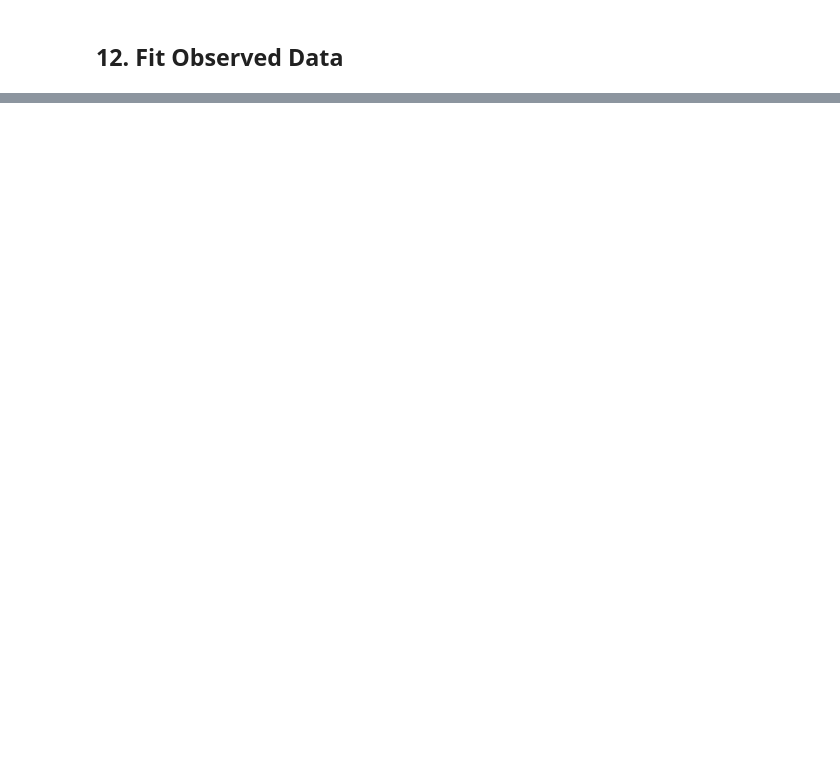
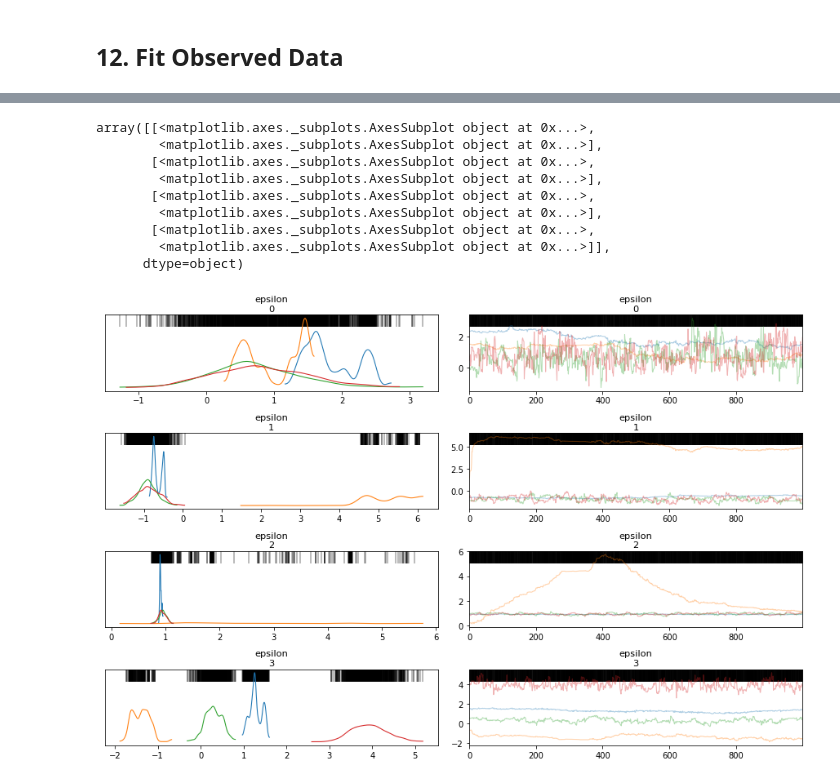
Before and after one commit to hyunjimoon/defense-reliability, a Jupyter notebook: poisson/workflow.ipynb, the cells around one changed output, grey strips where cells are left out. Drawn from its saved outputs; the diff is of its cells as text; code cells hidden in the pictures; blank space fills up the shorter version.

```diff
--- a/poisson/workflow.ipynb
+++ b/poisson/workflow.ipynb
@@ -776,0 +791,13 @@ array([<matplotlib.axes._subplots.AxesSubplot object at 0x...>,
+# %%
+az.plot_trace(az_inference, var_names=["epsilon"], divergences="top")
+# %% [output]
+array([[<matplotlib.axes._subplots.AxesSubplot object at 0x...>,
+        <matplotlib.axes._subplots.AxesSubplot object at 0x...>],
+       [<matplotlib.axes._subplots.AxesSubplot object at 0x...>,
+        <matplotlib.axes._subplots.AxesSubplot object at 0x...>],
+       [<matplotlib.axes._subplots.AxesSubplot object at 0x...>,
+        <matplotlib.axes._subplots.AxesSubplot object at 0x...>],
+       [<matplotlib.axes._subplots.AxesSubplot object at 0x...>,
+        <matplotlib.axes._subplots.AxesSubplot object at 0x...>]],
+      dtype=object)
+[figure, added]
```
Also changed, not shown: parts of 23 cells of this notebook, 4 other files.
